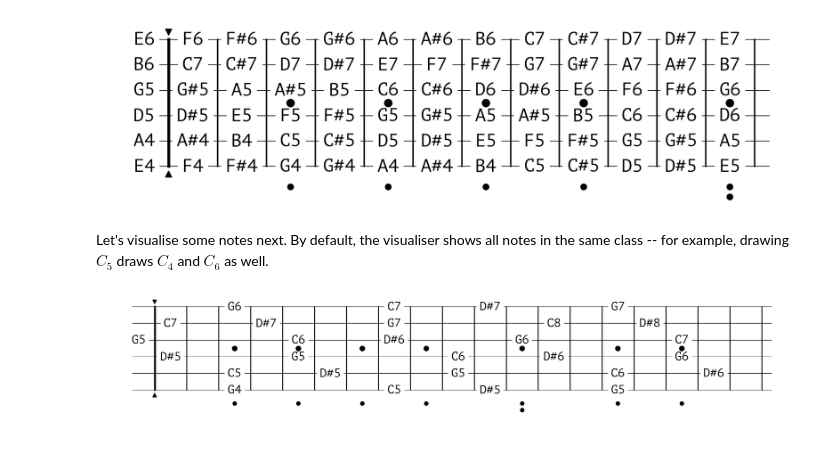
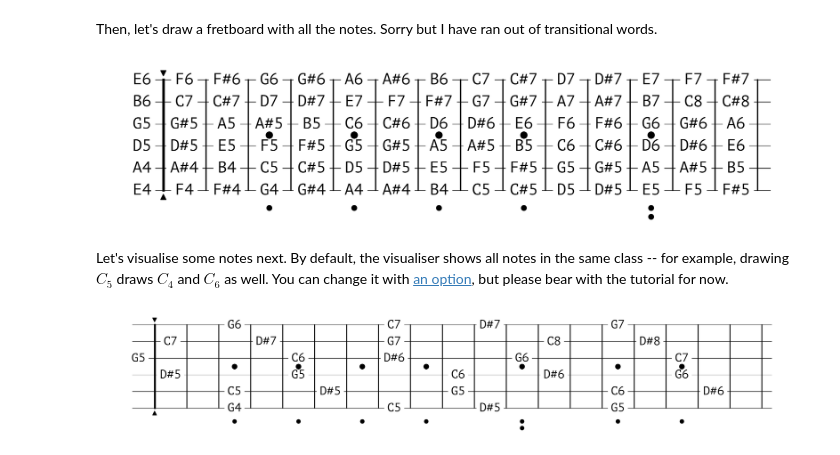
Before and after one commit to lyodine/automuse, a Jupyter notebook: docs/source/guides/examples/guitar.ipynb, the cells around one changed output. Cells and saved outputs as stored; diff of their text form; code cells hidden in the pictures.

Commit message:
feat(automuse): Overhaul

```diff
--- a/docs/source/guides/examples/guitar.ipynb
+++ b/docs/source/guides/examples/guitar.ipynb
@@ -1,10 +1,10 @@
 # %%
-%matplotlib inline
-%config InlineBackend.figure_format='retina'
+import automuse
+import automuse.chord as chord
+import automuse.modes as modes
 
-import omusic
-import omusic.chord as chord
-import omusic.modes as modes
+import matplotlib.pyplot as plt
+plt.rcParams['figure.dpi'] = 300
 # %% [markdown]
 # Visualising Notes
 
@@ -14,12 +20,13 @@ First, let's draw an empty fretboard.
+# %% [markdown]
+Then, let's draw a fretboard with all the notes. Sorry but I have ran out of transitional words.
 # %%
-import omusic.guitar as guitar
-from omusic.guitar import draw_scale
+from automuse.guitar import draw_scale
 
-draw_scale(omusic.NOTES, capo=0, width=13)
+draw_scale(list(automuse.NOTES), capo=0, width=15)
 # %% [output]
-[figure, old version]
+[figure, new version]
 # %% [markdown]
-Let's visualise some notes next. By default, the visualiser shows all notes in the same class -- for example, drawing $C_5$ draws $C_4$ and $C_6$ as well.
+Let's visualise some notes next. By default, the visualiser shows all notes in the same class -- for example, drawing $C_5$ draws $C_4$ and $C_6$ as well. You can change it with [an option](#Strict-Mode), but please bear with the tutorial for now.
 # %%
 draw_scale(chord.seventh("C5", modes.MAJOR_BLUES), 0, 20)
 # %% [output]
```
Also changed, not shown: parts of 4 cells of this notebook, 38 other files.
